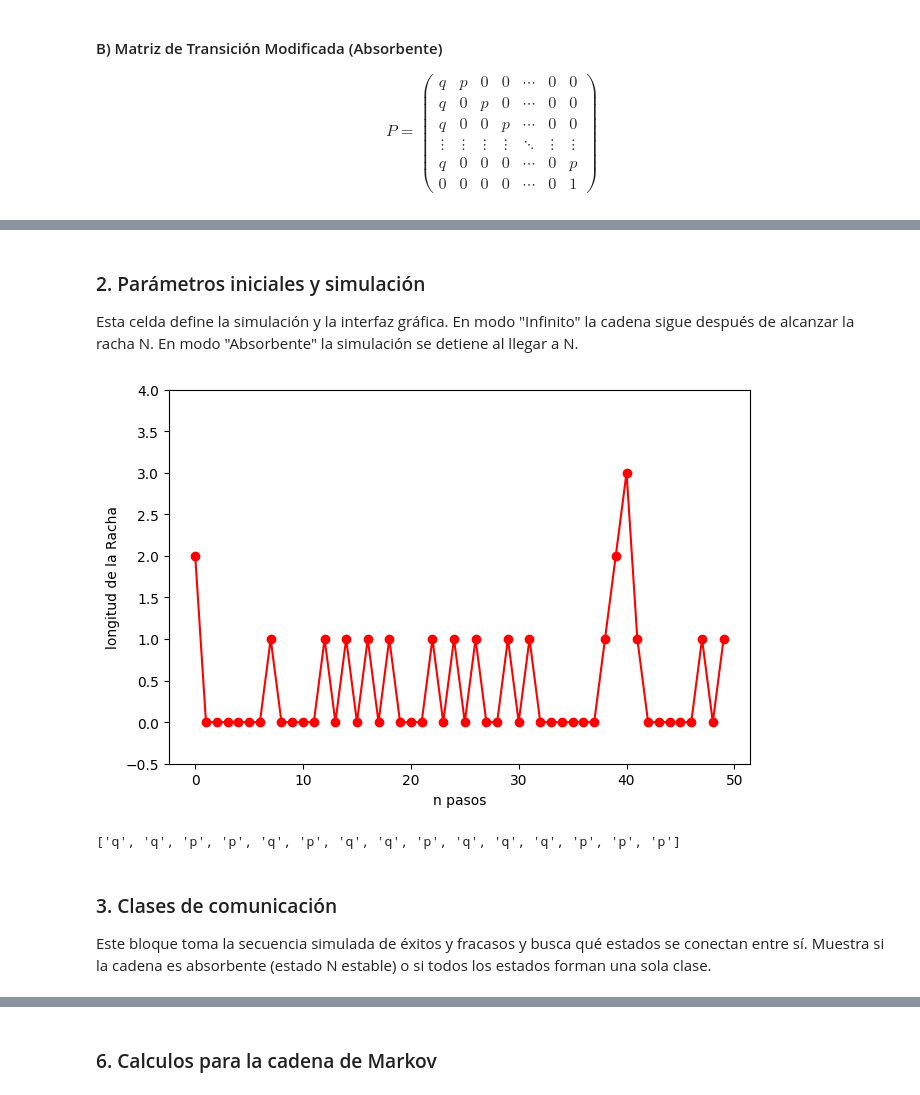
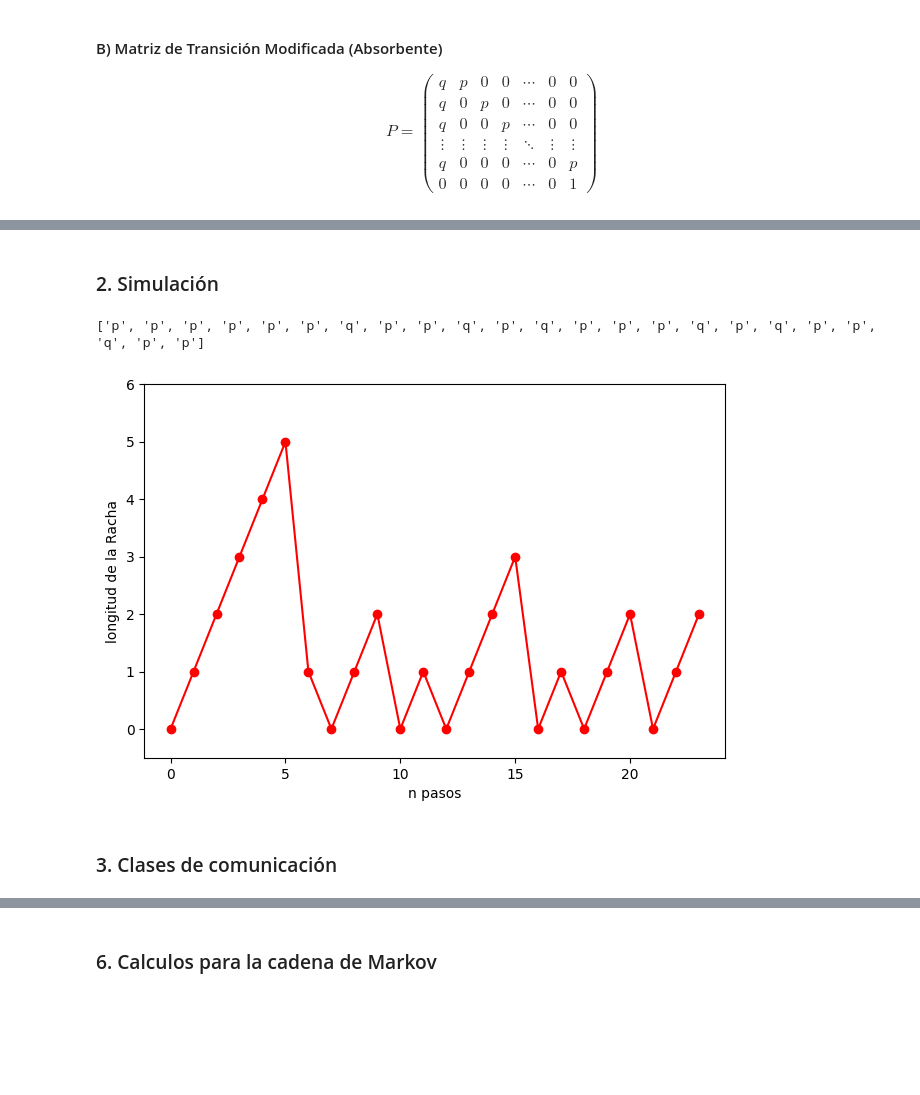
Before and after one commit to Lina-Moreno/Proyecto-Procesos, a Jupyter notebook: Proyecto.ipynb, the cells around one changed output, grey strips where cells are left out. Saved outputs shown, nothing was run; the diff lists cells and outputs as text; code cells hidden in the pictures; blank space fills up the shorter version.

```diff
--- a/Proyecto.ipynb
+++ b/Proyecto.ipynb
@@ -11,15 +19,8 @@ $$p_{ij} = \begin{cases} p & \text{si } j = i+1 \\ q & \text{si } j = 0 \\ 0 & \
 # %%
-import tkinter as tk
-from tkinter import ttk
-import random
-import matplotlib.pyplot as plt
-from matplotlib.backends.backend_tkagg import FigureCanvasTkAgg
-import numpy as np
-
-#Parámetros iniciales para la simulación
-p = 0.4    # Probabilidad de éxito
+# Parámetros iniciales para la simulación
+p = 0.7    # Probabilidad de éxito
 q = 1 - p  # Probabilidad de fracaso
-N = 3     # Longitud de la racha a conseguir
+N = 5      # Longitud de la racha a conseguir
 racha_inicial = 0
 # %% [markdown]
 ### 1. Matrices de Transición
@@ -99,41 +111,46 @@ imprimir_matriz(matriz_P_absorbente)
-# %% [markdown]
-### 2. Parámetros iniciales y simulación
-
-Esta celda define la simulación y la interfaz gráfica.
-En modo "Infinito" la cadena sigue después de alcanzar la racha N.
-En modo "Absorbente" la simulación se detiene al llegar a N.
+# %% [markdown]
+### 2. Simulación
 # %%
 racha_actual = racha_inicial
 historial_rachas = [racha_inicial]
 historial_letras = []
 corriendo = False
 
+ultimo_modo_simulado = "Infinito" # Variable para controlar que tipo de simulación se ha ejecutado por última vez
+
 def simular_paso():
-    global racha_actual, corriendo
+    global racha_actual, corriendo, ultimo_modo_simulado
 
     if not corriendo:
         return
 
     modo_elegido = combo_modo.get()
+    ultimo_modo_simulado = modo_elegido
 
+    # Ensayo de Bernoulli
     val = random.random()
     if val < p:
         historial_letras.append('p')
+
         if modo_elegido == "Infinito":
             if racha_actual == N:
                 racha_actual = 1
             else:
                 racha_actual += 1
+
         elif modo_elegido == "Absorbente":
             racha_actual += 1
+
     else:
         historial_letras.append('q')
         racha_actual = 0
 
+    # Guardar historial para la gráfica
     historial_rachas.append(racha_actual)
     if len(historial_rachas) > 50:
         historial_rachas.pop(0)
 
+    # Actualizar la gráfica
     ax.clear()
     ax.plot(historial_rachas, color="red", marker="o", linestyle="-")
     ax.set_ylabel("longitud de la Racha")
@@ -141,71 +158,82 @@ def simular_paso():
     ax.set_ylim(-0.5, max(max(historial_rachas) + 1, N))
     canvas.draw()
 
+    # Parar en el caso finito absorbente al alcanzar la racha
     if modo_elegido == "Absorbente" and racha_actual == N:
         corriendo = False
         boton_iniciar.config(state="normal")
         boton_parar.config(state="disabled")
         combo_modo.config(state="readonly")
-        print(historial_letras)
+
+        # Guardamos de forma global
+        global modo_analisis, letras_analisis_definitivo
+        modo_analisis = "Absorbente"
+        letras_analisis_definitivo = historial_letras.copy()
         return
 
     ventana.after(500, simular_paso)
 
-
+# Interfaz gráfica
 def iniciar():
     global corriendo, racha_actual, historial_rachas, historial_letras
     if not corriendo:
         racha_actual = racha_inicial
         historial_rachas = [racha_inicial]
         historial_letras = []
+
         corriendo = True
         boton_iniciar.config(state="disabled")
         boton_parar.config(state="normal")
         combo_modo.config(state="disabled")
         simular_paso()
 
-
 def parar():
-    global corriendo
+    global corriendo, modo_analisis, letras_analisis_definitivo
     corriendo = False
     boton_iniciar.config(state="normal")
     boton_parar.config(state="disabled")
     combo_modo.config(state="readonly")
+
+    modo_analisis = combo_modo.get()
+    letras_analisis_definitivo = historial_letras.copy()
     print(historial_letras)
 
 ventana = tk.Tk()
 ventana.title("Simulador de Rachas de Éxitos")
 ventana.geometry("750x550")
 
 frame_controles = ttk.Frame(ventana)
 frame_controles.pack(pady=15)
 
+# Menú desplegable
 combo_modo = ttk.Combobox(frame_controles, values=["Infinito", "Absorbente"], width=20)
 combo_modo.current(0)
 combo_modo.config(state="readonly")
 combo_modo.pack(side="left", padx=10)
 
 boton_iniciar = ttk.Button(frame_controles, text="Iniciar", command=iniciar)
 boton_iniciar.pack(side="left", padx=5)
 
 boton_parar = ttk.Button(frame_controles, text="Parar", command=parar, state="disabled")
 boton_parar.pack(side="left", padx=5)
 
+# Contenedor de la gráfica de Matplotlib
 fig, ax = plt.subplots(figsize=(6, 3.5), dpi=100)
 canvas = FigureCanvasTkAgg(fig, master=ventana)
 canvas.get_tk_widget().pack(pady=5, fill="both", expand=True)
 
 ax.plot(historial_rachas, color="red", marker="o", linestyle="-")
 ax.set_ylabel("longitud de la Racha")
 ax.set_xlabel("n pasos")
 ax.set_ylim(-0.5, N)
 canvas.draw()
 
 ventana.mainloop()
 # %% [output]
+['p', 'p', 'p', 'p', 'p', 'p', 'q', 'p', 'p', 'q', 'p', 'q', 'p', 'p', 'p', 'q', 'p', 'q', 'p', 'p', 'q', 'p', 'p']
-[figure, old version]
+[figure, new version]
 # %%
-# Simulación rápida para el caso absorbente
+# Simulación rápida para el caso absorbente, por si se eligen parametros muy difíciles y se quiere ver un resultado rápido sin usar la interfaz gráfica.
 racha_actual = 0
 historial_rachas = [0]
 historial_letras = []
@@ -220,14 +248,9 @@ while racha_actual < N:
         racha_actual = 0
     historial_rachas.append(racha_actual)
 
+ultimo_modo_simulado = "Absorbente"
 print(historial_letras)
-# %% [output]
-['q', 'q', 'p', 'p', 'q', 'p', 'q', 'q', 'p', 'q', 'q', 'q', 'p', 'p', 'p']
-# %% [markdown]
-### 3. Clases de comunicación
-
-Este bloque toma la secuencia simulada de éxitos y fracasos y busca
-qué estados se conectan entre sí. Muestra si la cadena es absorbente
-(estado N estable) o si todos los estados forman una sola clase.
+# %% [markdown]
+### 3. Clases de comunicación
 # %%
 letras_simuladas = historial_letras
```
Also changed, not shown: parts of 19 cells of this notebook.
